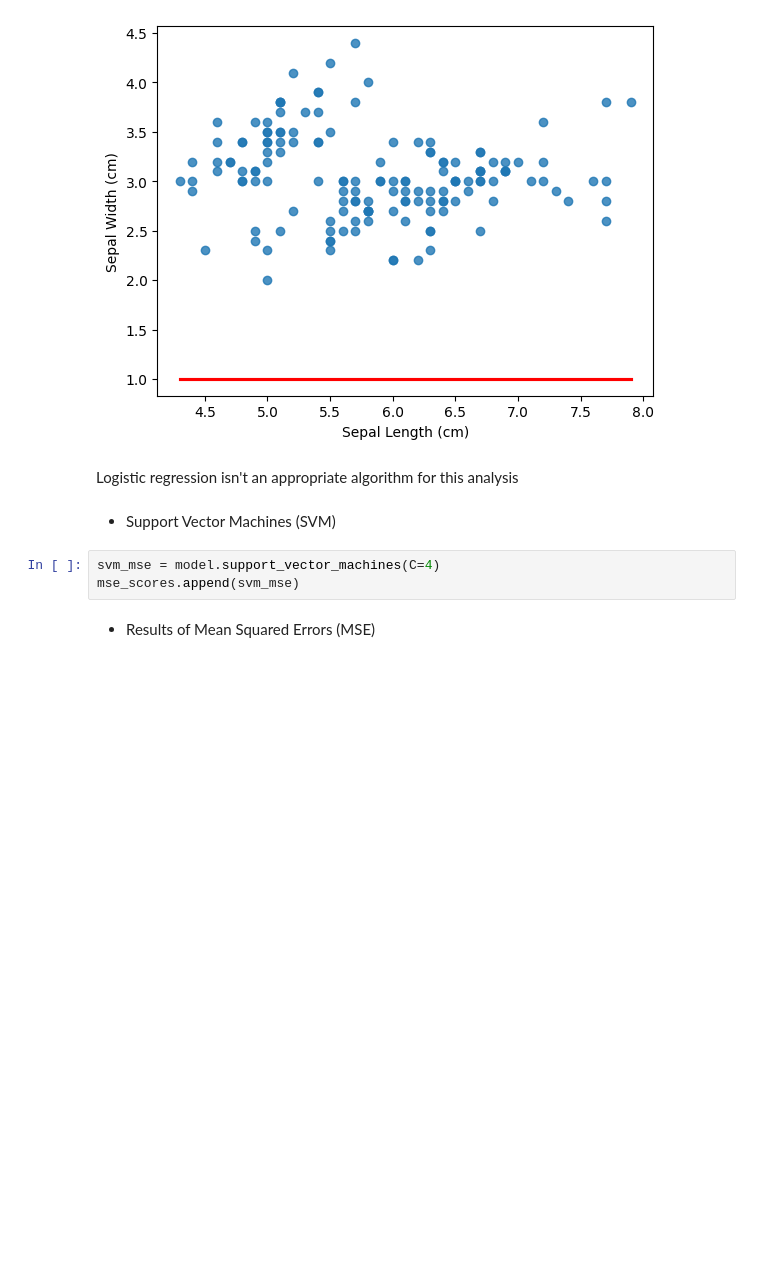
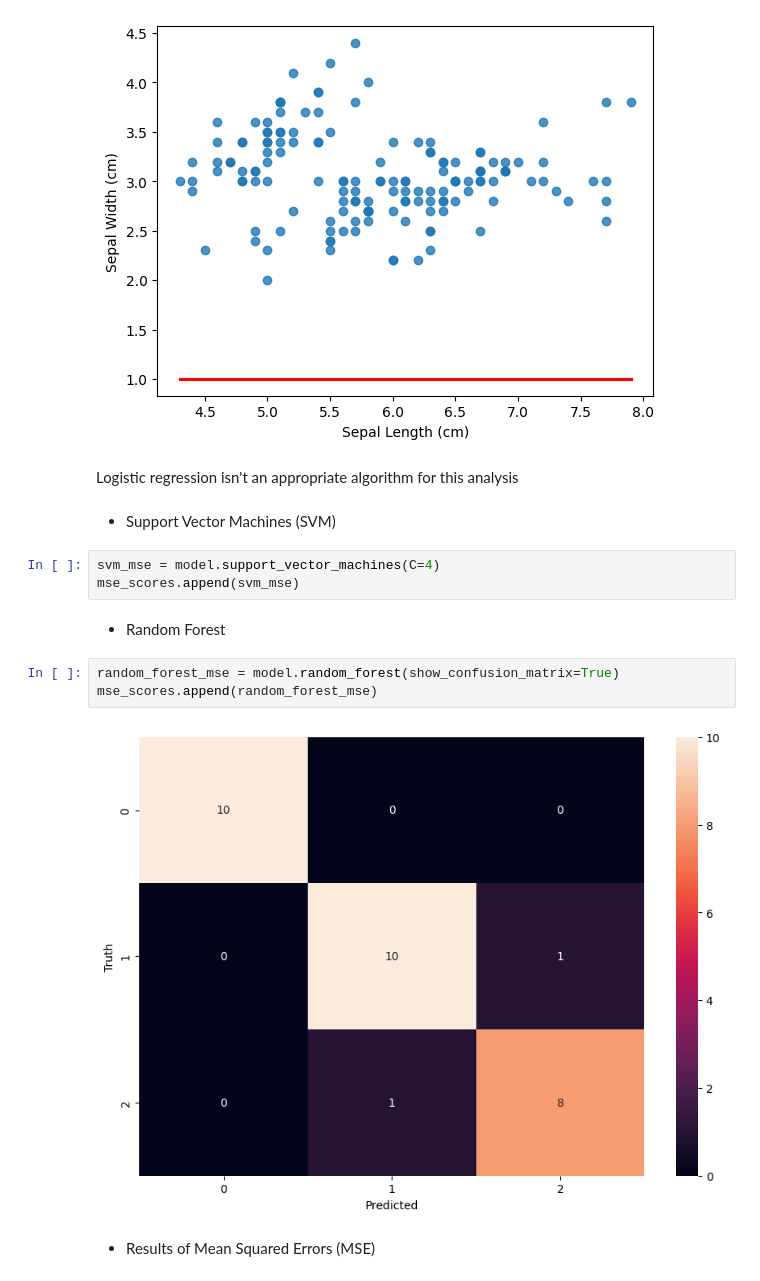
Before and after one commit to salihfurkaan/iris-flower-analysis, a Jupyter notebook: Iris Dataset/iris_flower_analysis.ipynb, the cells around one changed output. Saved outputs shown, nothing was run; the diff lists cells and outputs as text; blank space fills up the shorter version.

```diff
--- a/Iris Dataset/iris_flower_analysis.ipynb
+++ b/Iris Dataset/iris_flower_analysis.ipynb
@@ -157,6 +157,13 @@ Logistic regression isn't an appropriate algorithm for this analysis
 # %%
 svm_mse = model.support_vector_machines(C=4)
 mse_scores.append(svm_mse)
+# %% [markdown]
+* Random Forest
+# %%
+random_forest_mse = model.random_forest(show_confusion_matrix=True)
+mse_scores.append(random_forest_mse)
+# %% [output]
+[figure, added]
 # %% [markdown]
 - Results of Mean Squared Errors (MSE)
 # %%
```
Also changed, not shown: parts of 3 cells of this notebook.
